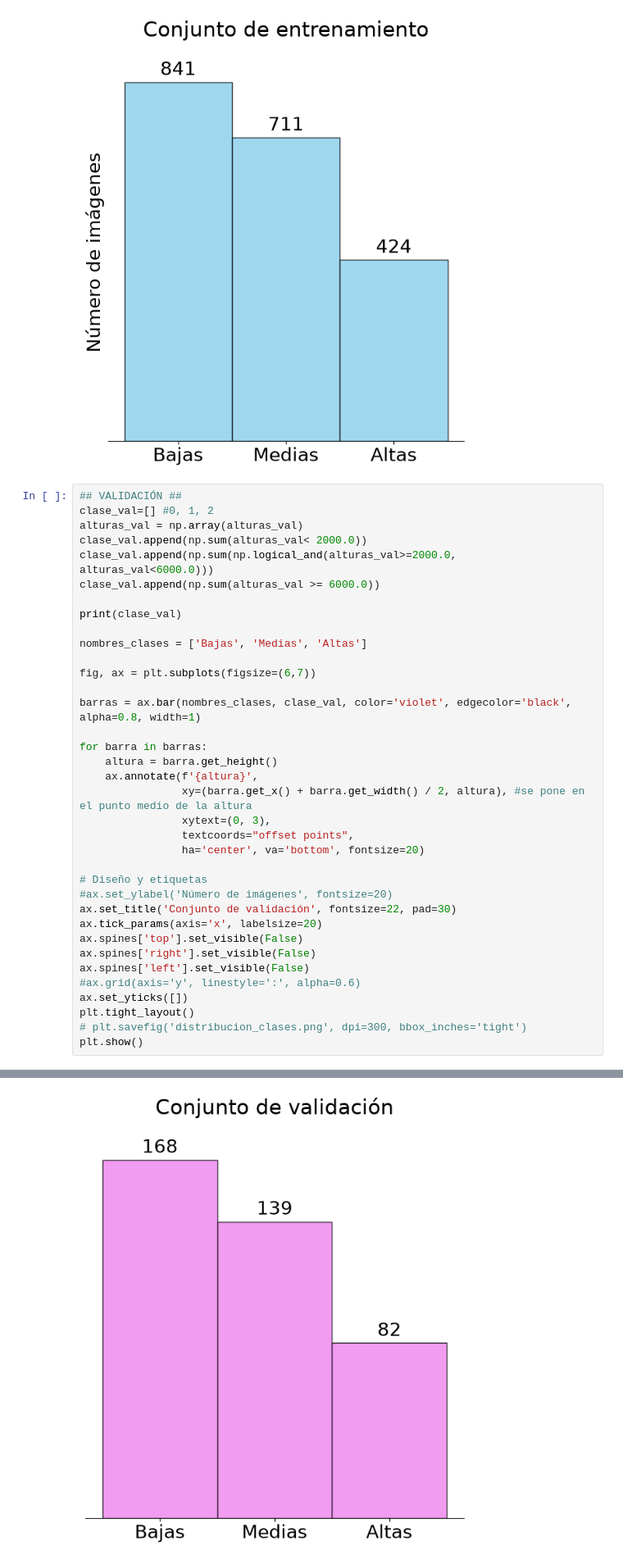
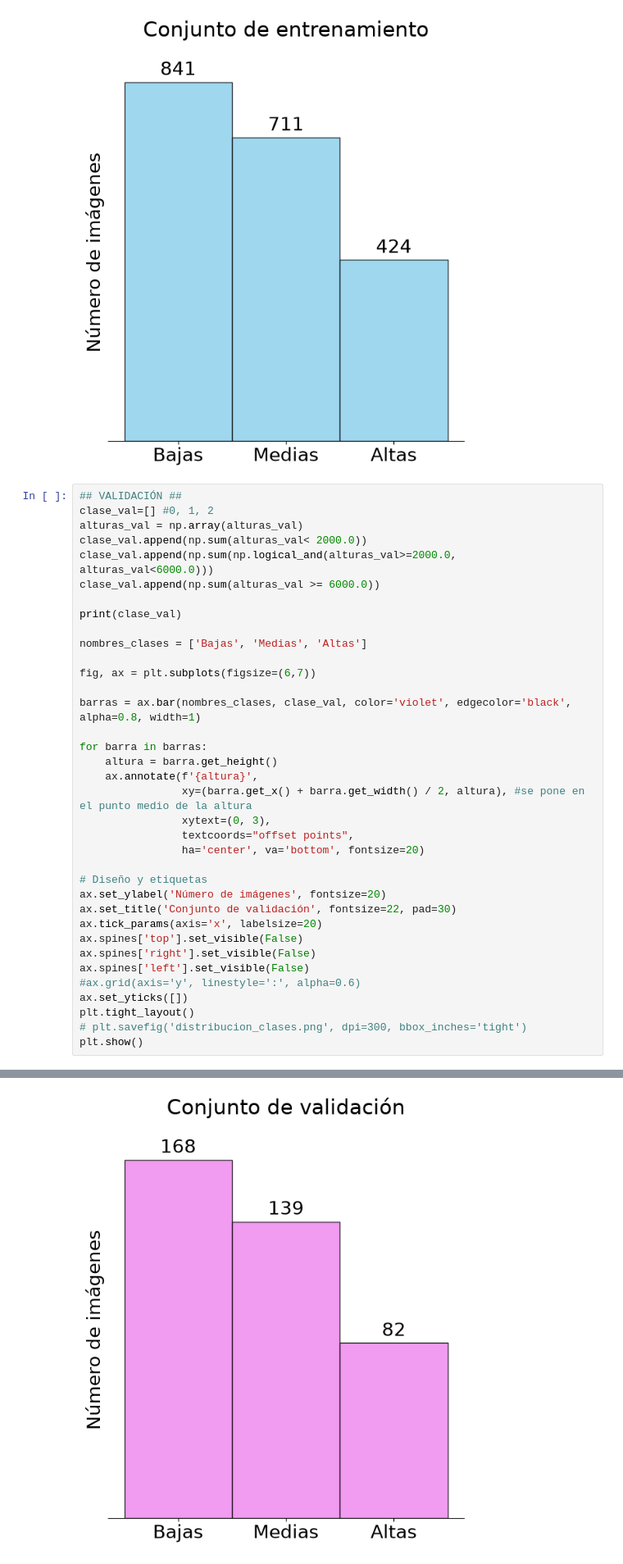
Before and after one commit to veraperez23/CloudBaseHeight, a Jupyter notebook: tratamiento_datos.ipynb, the cells around one changed output, grey strips where cells are left out. Shown at 82% size. Cells and saved outputs as stored; diff of their text form.

```diff
--- a/tratamiento_datos.ipynb
+++ b/tratamiento_datos.ipynb
@@ -218,35 +218,35 @@ clase_val.append(np.sum(alturas_val >= 6000.0))
 
 print(clase_val)
 
 nombres_clases = ['Bajas', 'Medias', 'Altas']
 
 fig, ax = plt.subplots(figsize=(6,7))
 
 barras = ax.bar(nombres_clases, clase_val, color='violet', edgecolor='black', alpha=0.8, width=1)
 
 for barra in barras:
     altura = barra.get_height()
     ax.annotate(f'{altura}',
                 xy=(barra.get_x() + barra.get_width() / 2, altura), #se pone en el punto medio de la altura
                 xytext=(0, 3),
                 textcoords="offset points",
                 ha='center', va='bottom', fontsize=20)
 
 # Diseño y etiquetas
-#ax.set_ylabel('Número de imágenes', fontsize=20)
+ax.set_ylabel('Número de imágenes', fontsize=20)
 ax.set_title('Conjunto de validación', fontsize=22, pad=30)
 ax.tick_params(axis='x', labelsize=20)
 ax.spines['top'].set_visible(False)
 ax.spines['right'].set_visible(False)
 ax.spines['left'].set_visible(False)
 #ax.grid(axis='y', linestyle=':', alpha=0.6)
 ax.set_yticks([])
 plt.tight_layout()
 # plt.savefig('distribucion_clases.png', dpi=300, bbox_inches='tight')
 plt.show()
 # %% [output]
 [np.int64(168), np.int64(139), np.int64(82)]
-[figure, old version]
+[figure, new version]
 # %%
 ## TEST ##
 clase_test=[] #0, 1, 2
```
Also changed, not shown: parts of 1 cell of this notebook, 3 other files.
